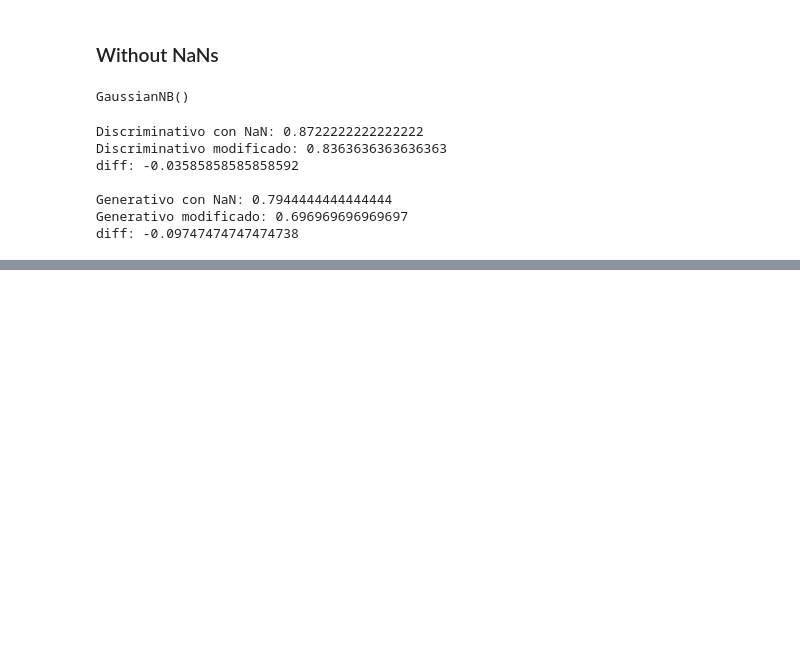
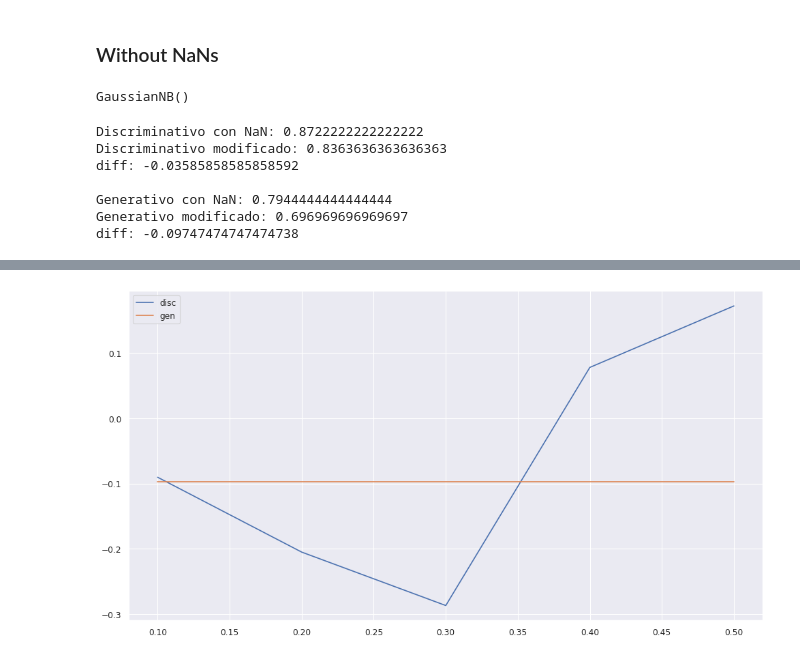
Before and after one commit to dannyfuf/ML, a Jupyter notebook: Parte 1/students.ipynb, the cells around one changed output, grey strips where cells are left out. Saved outputs shown, nothing was run; the diff lists cells and outputs as text; code cells hidden in the pictures; blank space fills up the shorter version.

```diff
--- a/Parte 1/students.ipynb
+++ b/Parte 1/students.ipynb
@@ -157,0 +171,12 @@ plt.show()
+# %%
+values = [run_test(i, data_students, 'median') for i in test_values]
+# %%
+gen = []
+dis = []
+for d, g in values:
+    dis.append(d)
+    gen.append(g)
+# %%
+plot_test(test_values, dis, gen)
+# %% [output]
+[figure, added]
```
Also changed, not shown: parts of 8 cells of this notebook.
